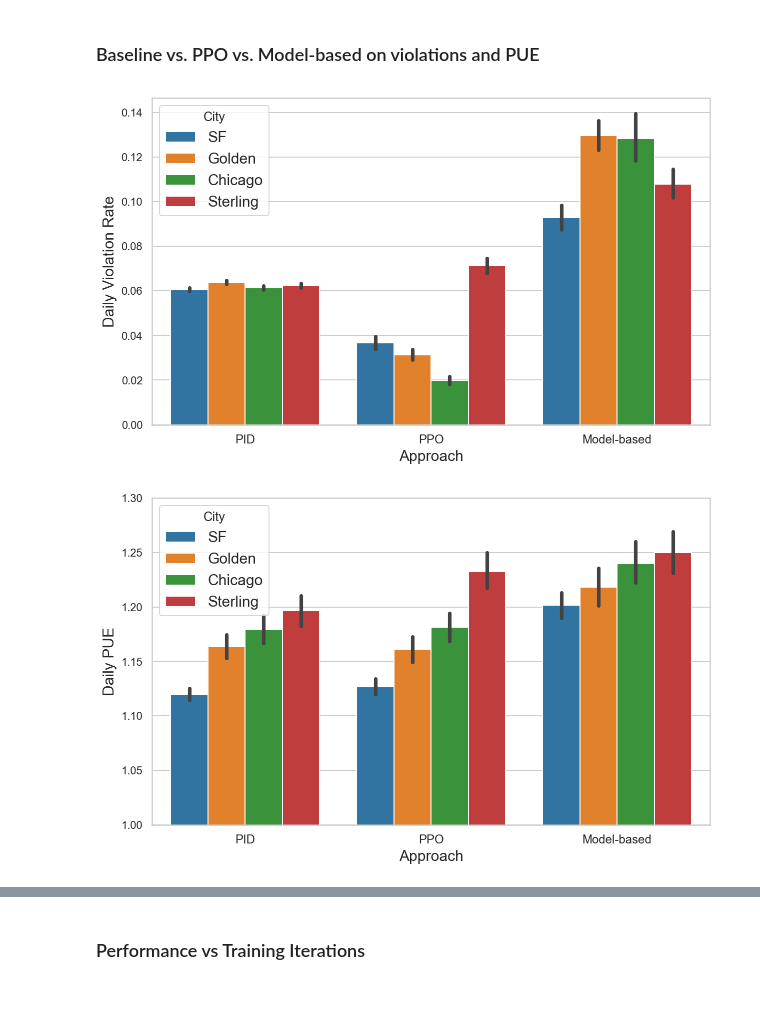
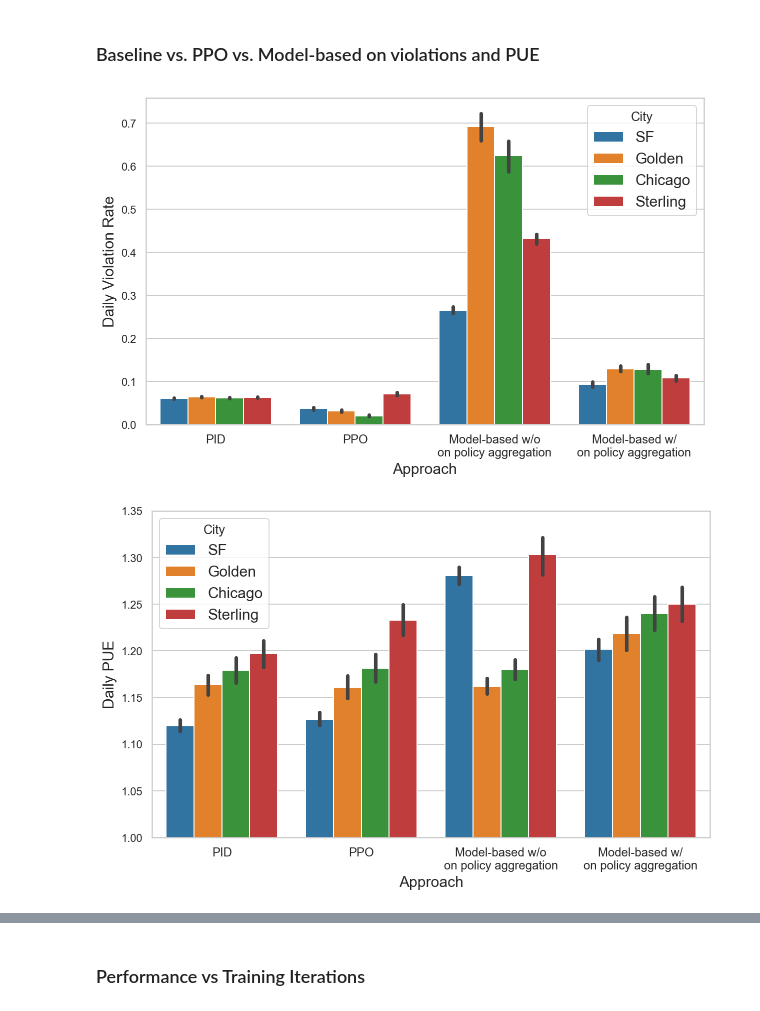
Before and after one commit to vermouth1992/mbrl-hvac, a Jupyter notebook: performance.ipynb, the cells around one changed output, grey strips where cells are left out. Drawn from its saved outputs; the diff is of its cells as text; code cells hidden in the pictures.

```diff
--- a/performance.ipynb
+++ b/performance.ipynb
@@ -133,6 +133,15 @@ def get_log_dir(city, mpc_horizon, num_on_policy_rollouts, training_epochs, dagg
                                                                        num_on_policy_rollouts,
                                                                        training_epochs)
     return log_dir
+# %%
+def get_log_dir_new(city, mpc_horizon, num_on_policy_rollouts, training_epochs, dagger=False):
+    log_dir = 'runs/{}_{}_{}_{}_{}_{}_{}_{}_{}_model_based'.format(city, 23.5, 1.5,
+                                                                   20, mpc_horizon,
+                                                                   8192,
+                                                                   num_on_policy_rollouts,
+                                                                   training_epochs,
+                                                                   dagger)
+    return log_dir
 # %% [markdown]
 ### Evaluate training epoches
 # %%
@@ -290,7 +299,6 @@ plot_temperature(data_frame, city='SF', start_index=90)
 # %%
 metric = 'Approach'
 def create_approach_comparison_data_frame():
-    policy = ['PID', 'Model-based', 'PPO']
     result = {'Approach':[], 'City': [], 'Daily PUE': [], 'Daily Violation Rate': [], 'Daily Average Power (MW)': []}
     for city in cities:
         # baseline
@@ -315,11 +323,24 @@ def create_approach_comparison_data_frame():
         daily_average_power = calculate_daily_mean_total_power(data_frame)
         result['Daily Average Power (MW)'].extend(daily_average_power.tolist())
 
-        # model-based
+        # model-based without data aggregation
+        data_frame = pd.read_csv(get_log_dir_new(city, 5, 300, 200, False) + '/episode-0.csv')
+        # select only after 65 days
+        data_frame = data_frame.iloc[65 * 96:]
+        pue = calculate_daily_pue(data_frame)
+        violation_rate = calculate_daily_violation_rate(data_frame)
+        result['Approach'].extend(['Model-based w/o\non policy aggregation'] * pue.shape[0])
+        result['City'].extend([city] * pue.shape[0])
+        result['Daily PUE'].extend(pue.tolist())
+        result['Daily Violation Rate'].extend(violation_rate.tolist())
+        daily_average_power = calculate_daily_mean_total_power(data_frame)
+        result['Daily Average Power (MW)'].extend(daily_average_power.tolist())
+
+        # model-based with data aggregation
         data_frame = pd.read_csv(get_log_dir(city, 5, 10, 120) + '/episode-1.csv')
         pue = calculate_daily_pue(data_frame)
         violation_rate = calculate_daily_violation_rate(data_frame)
-        result['Approach'].extend(['Model-based'] * pue.shape[0])
+        result['Approach'].extend(['Model-based w/\non policy aggregation'] * pue.shape[0])
         result['City'].extend([city] * pue.shape[0])
         result['Daily PUE'].extend(pue.tolist())
         result['Daily Violation Rate'].extend(violation_rate.tolist())
@@ -331,13 +352,13 @@ def create_approach_comparison_data_frame():
 # %%
 approach_comparison_data_frame = create_approach_comparison_data_frame()
 ax = sns.barplot(x=metric, y="Daily Violation Rate", hue="City", data=approach_comparison_data_frame)
 plt.show()
 ax = sns.barplot(x=metric, y="Daily PUE", hue="City", data=approach_comparison_data_frame)
-ax.set_ylim(1.0, 1.3)
+ax.set_ylim(1.0, 1.35)
 plt.show()
 ax = sns.barplot(x=metric, y="Daily Average Power (MW)", hue="City", data=approach_comparison_data_frame)
 ax.set_ylim(0.09, 0.13)
 plt.show()
 # %% [output]
-[figure, old version]
+[figure, new version]
-[figure, old version]
+[figure, new version]
```
Also changed, not shown: parts of 1 cell of this notebook.
